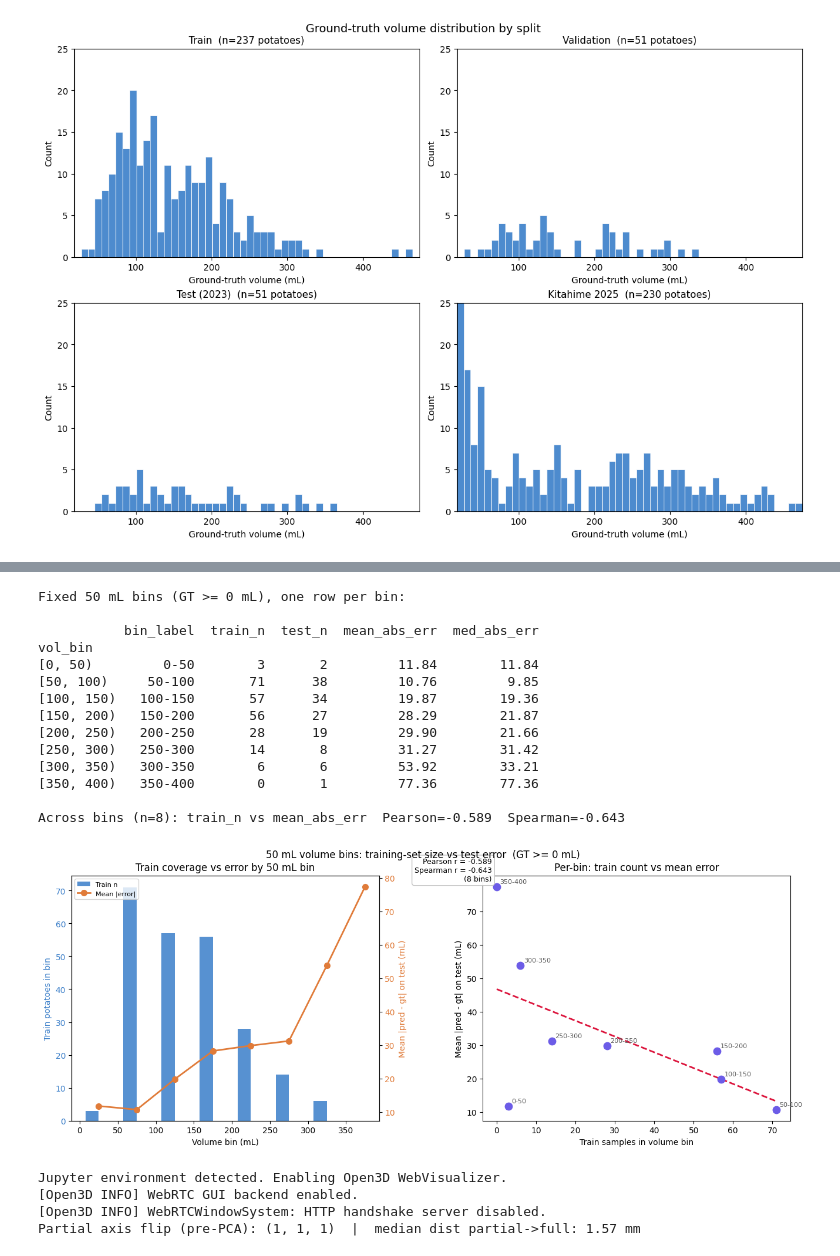
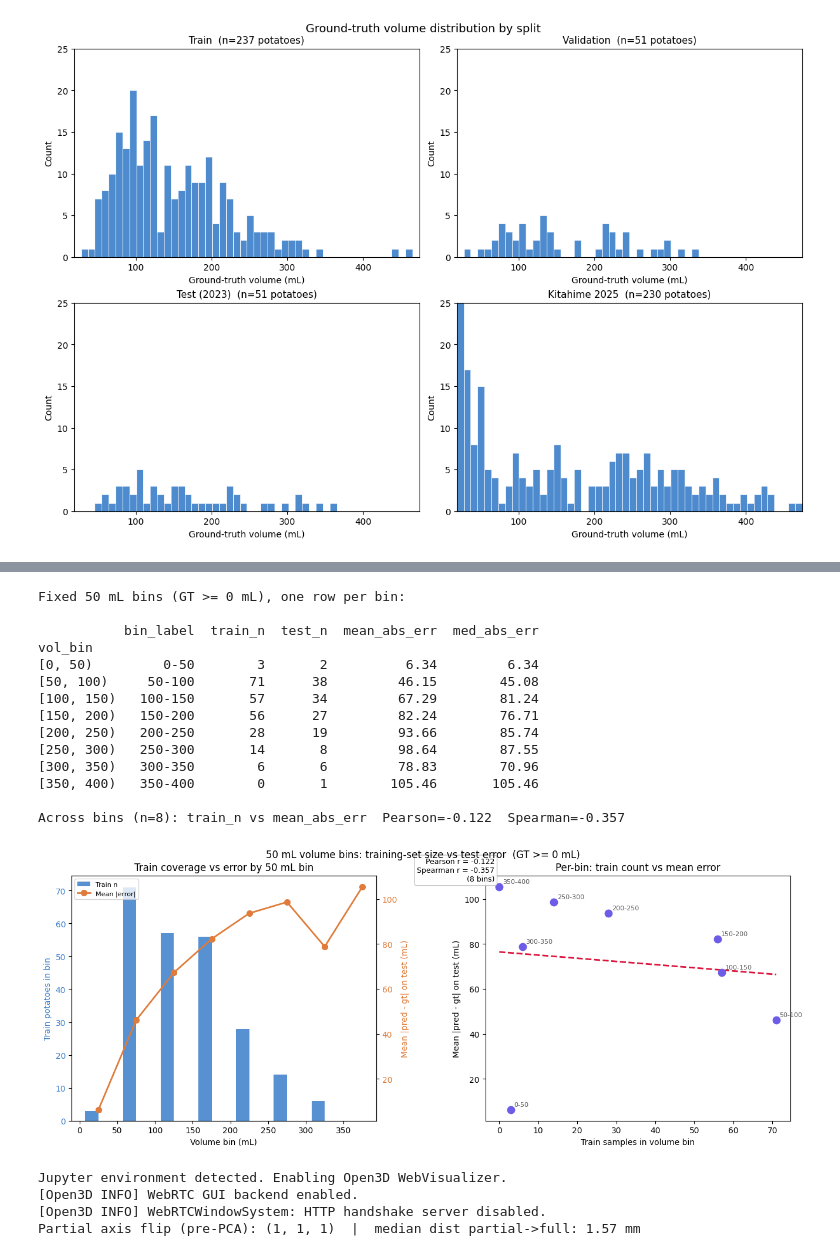
Before and after one commit to GroteGitJeppo/PointSDF_2, a Jupyter notebook: misc/eda.ipynb, the cells around one changed output, grey strips where cells are left out. Cells and saved outputs as stored; diff of their text form; code cells hidden in the pictures.

```diff
--- a/misc/eda.ipynb
+++ b/misc/eda.ipynb
@@ -631,7 +723,9 @@ meta["gt_volume_ml"] = pd.to_numeric(meta["volume (cm3)"], errors="coerce")
 train_meta = meta[meta["split"] == "train"].dropna(subset=["gt_volume_ml"]).copy()
 
 if "df_frames" not in globals():
-    df_frames = pd.read_csv(RESULT_PATH)
+    df_frames = ensure_year_column(pd.read_csv(RESULT_PATH))
+elif "year" not in df_frames.columns or df_frames["year"].isna().all():
+    df_frames = ensure_year_column(df_frames)
 
 test_frames = df_frames.loc[df_frames["gt_volume_ml"] >= MIN_GT_ML].copy()
 test_frames["abs_err"] = (test_frames["pred_volume_ml"] - test_frames["gt_volume_ml"]).abs()
@@ -733,43 +827,43 @@ for _, row in bin_summary.iterrows():
     ax.annotate(
         row["bin_label"],
         (row["train_n"], row["mean_abs_err"]),
         textcoords="offset points",
         xytext=(4, 4),
         fontsize=8,
         color="0.35",
     )
 ax.set_xlabel("Train samples in volume bin")
 ax.set_ylabel("Mean |pred - gt| on test (mL)")
 ax.set_title("Per-bin: train count vs mean error")
 if len(bin_summary) >= 3:
     ax.text(
         0.03, 0.97,
         f"Pearson r = {r_p:+.3f}\nSpearman r = {r_s:+.3f}\n({len(bin_summary)} bins)",
         transform=ax.transAxes, va="bottom", ha="right", fontsize=9,
         bbox=dict(boxstyle="round,pad=0.35", facecolor="white", alpha=0.9, edgecolor="0.75"),
     )
 
 fig.suptitle(
     f"50 mL volume bins: training-set size vs test error  (GT >= {MIN_GT_ML} mL)",
     fontsize=12, y=1.02,
 )
 plt.show()
 # %% [output]
 Fixed 50 mL bins (GT >= 0 mL), one row per bin:
 
            bin_label  train_n  test_n  mean_abs_err  med_abs_err
 vol_bin
-[0, 50)         0-50        3       2         11.84        11.84
-[50, 100)     50-100       71      38         10.76         9.85
-[100, 150)   100-150       57      34         19.87        19.36
-[150, 200)   150-200       56      27         28.29        21.87
-[200, 250)   200-250       28      19         29.90        21.66
-[250, 300)   250-300       14       8         31.27        31.42
-[300, 350)   300-350        6       6         53.92        33.21
-[350, 400)   350-400        0       1         77.36        77.36
+[0, 50)         0-50        3       2          6.34         6.34
+[50, 100)     50-100       71      38         46.15        45.08
+[100, 150)   100-150       57      34         67.29        81.24
+[150, 200)   150-200       56      27         82.24        76.71
+[200, 250)   200-250       28      19         93.66        85.74
+[250, 300)   250-300       14       8         98.64        87.55
+[300, 350)   300-350        6       6         78.83        70.96
+[350, 400)   350-400        0       1        105.46       105.46
 
-Across bins (n=8): train_n vs mean_abs_err  Pearson=-0.589  Spearman=-0.643
+Across bins (n=8): train_n vs mean_abs_err  Pearson=-0.122  Spearman=-0.357
-[figure, old version]
+[figure, new version]
 # %%
 # Partial vs full point cloud — put matching `.ply` files next to this notebook and edit paths below.
 from copy import deepcopy
```
Also changed, not shown: parts of 7 cells of this notebook, 10 other files.
